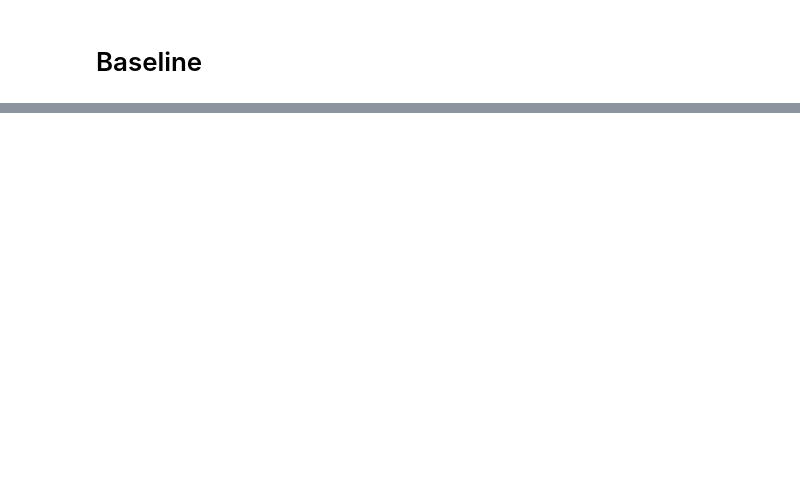
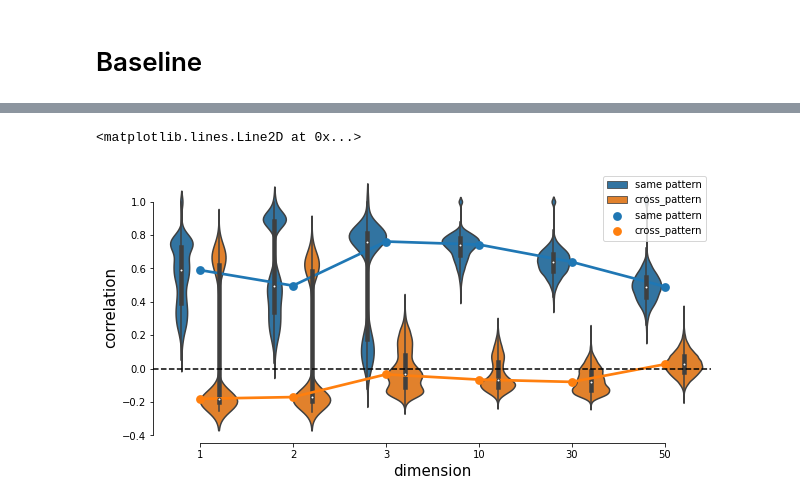
Before and after one commit to fstella/ObjSpace_Coding_Model, a Jupyter notebook: davide/dimensionality_effect.ipynb, the cells around one changed output, grey strips where cells are left out. Drawn from its saved outputs; the diff is of its cells as text; code cells hidden in the pictures; blank space fills up the shorter version.

Commit message:
continued dimensionality effect

```diff
--- a/davide/dimensionality_effect.ipynb
+++ b/davide/dimensionality_effect.ipynb
@@ -449,0 +148,12 @@ plt.legend()
+# %%
+plt.figure(figsize=(10,5))
+sns.violinplot(data =data, x='dimension',y='correlation',hue='pattern_label')
+sns.pointplot(data =data, x='dimension',y='correlation',hue='pattern_label',estimator=np.median)
+sns.despine(trim=True)
+plt.xlabel('dimension',fontsize=15)
+plt.ylabel('correlation',fontsize=15)
+
+plt.axhline(y=0,linestyle='--',c='k')
+# %% [output]
+<matplotlib.lines.Line2D at 0x...>
+[figure, added]
```
Also changed, not shown: parts of 19 cells of this notebook.
